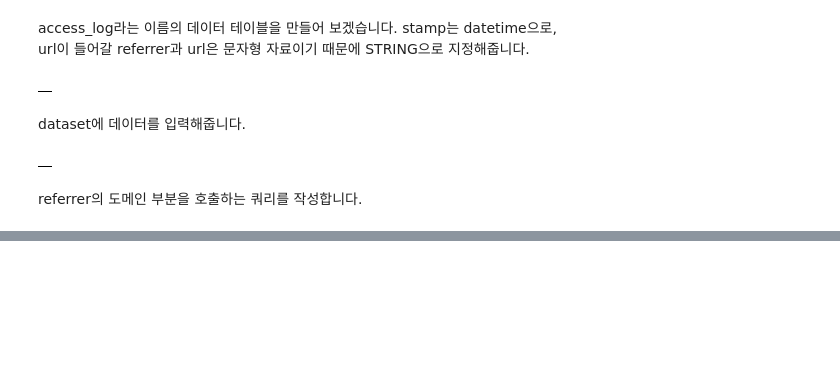
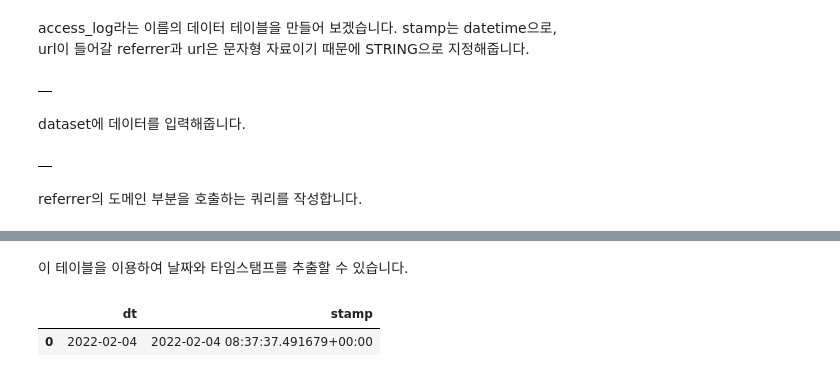
Before and after one commit to yhp2205/SQL, a Jupyter notebook: ch_5.ipynb, the cells around one changed output, grey strips where cells are left out. Cells and saved outputs as stored; diff of their text form; code cells hidden in the pictures; blank space fills up the shorter version.

```diff
--- a/ch_5.ipynb
+++ b/ch_5.ipynb
@@ -110,0 +179,12 @@ FROM sqldata.access_log
+# %% [markdown]
+이 테이블을 이용하여 날짜와 타임스탬프를 추출할 수 있습니다.
+# %%
+%%bigquery --project mygcpproject-340112
+SELECT
+  --CURRENT_DATE() 함수와 CURRENT_TIMESTAMP() 함수 사용하기
+  CURRENT_DATE() AS dt
+  , CURRENT_TIMESTAMP() AS stamp
+;
+# %% [output]
+|  | dt | stamp |
+| 0 | 2022-02-04 | 2022-02-04 08:37:37.491679+00:00 |
```
Also changed, not shown: parts of 15 cells of this notebook.
